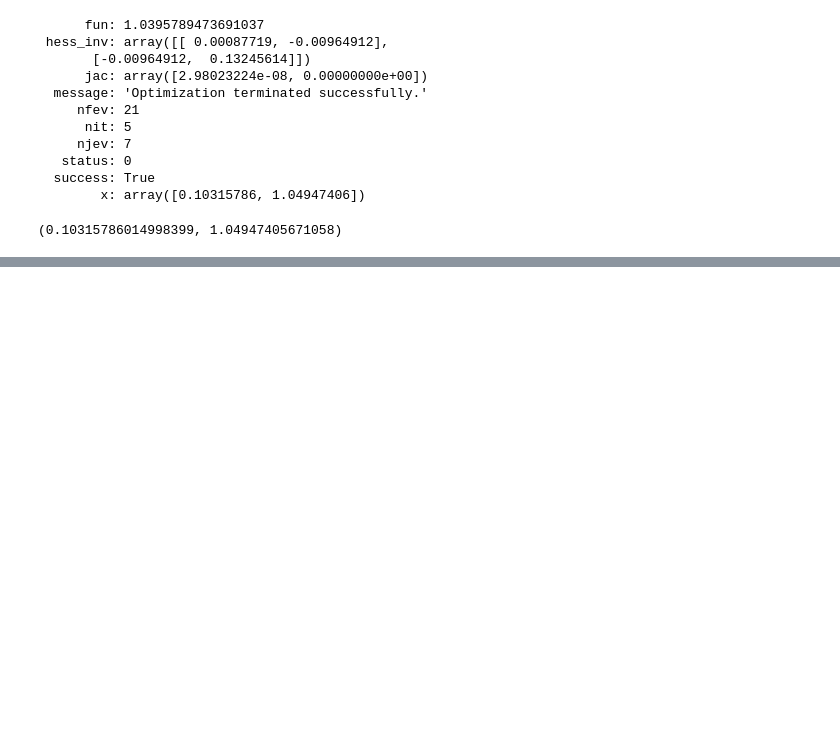
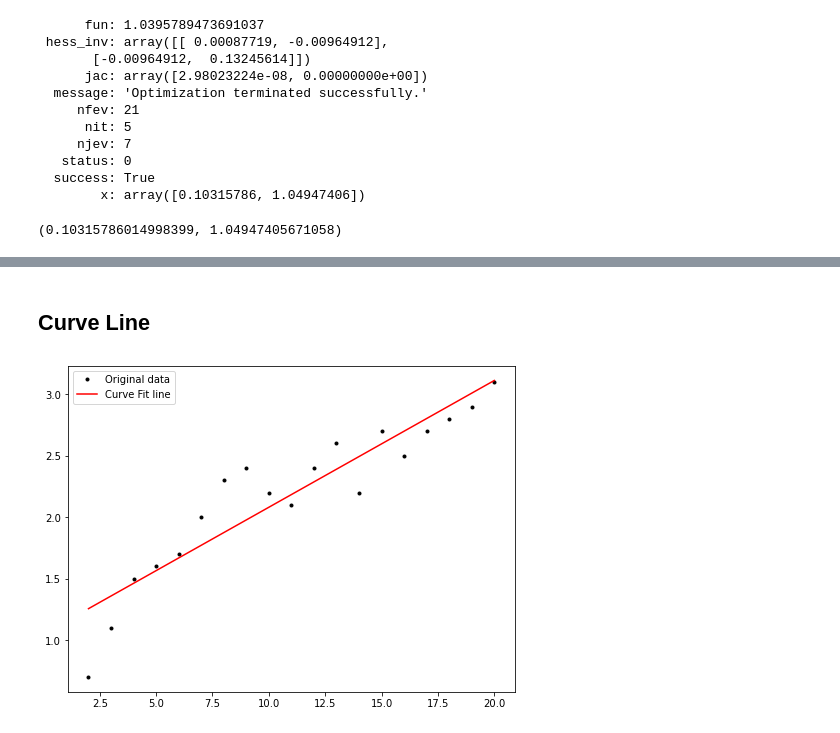
Before and after one commit to LauraBrogan/2022-MLS-Assessment, a Jupyter notebook: Regular Tasks/models-tasks.ipynb, the cells around one changed output, grey strips where cells are left out. Cells and saved outputs as stored; diff of their text form; code cells hidden in the pictures; blank space fills up the shorter version.

```diff
--- a/Regular Tasks/models-tasks.ipynb
+++ b/Regular Tasks/models-tasks.ipynb
@@ -155,0 +158,31 @@ plt.show()
+# %% [markdown]
+##  Curve Line
+# %%
+# https://docs.scipy.org/doc/scipy/reference/generated/scipy.optimize.curve_fit.html
+# Create the model function.
+def f(x, m, c):
+    return m * x + c
+
+
+# Run curve_fit.
+result = so.curve_fit(f, x, y)
+
+# Look at the result.
+result
+
+# Pull out the parameters.
+m_f, c_f = result[0]
+# Print values.
+m_f, c_f
+
+# Plot the best fit line from the optimization.
+fig, ax = plt.subplots(figsize=(8, 6))
+ax.plot(x, y, 'k.', label='Original data')
+ax.plot(x, m_f * x + c_f, 'r-', label='Curve Fit line')
+
+ax.legend()
+
+# Show the plot.
+plt.show()
+# %% [output]
+[figure, added]
```
Also changed, not shown: parts of 19 cells of this notebook, 1 other file.
